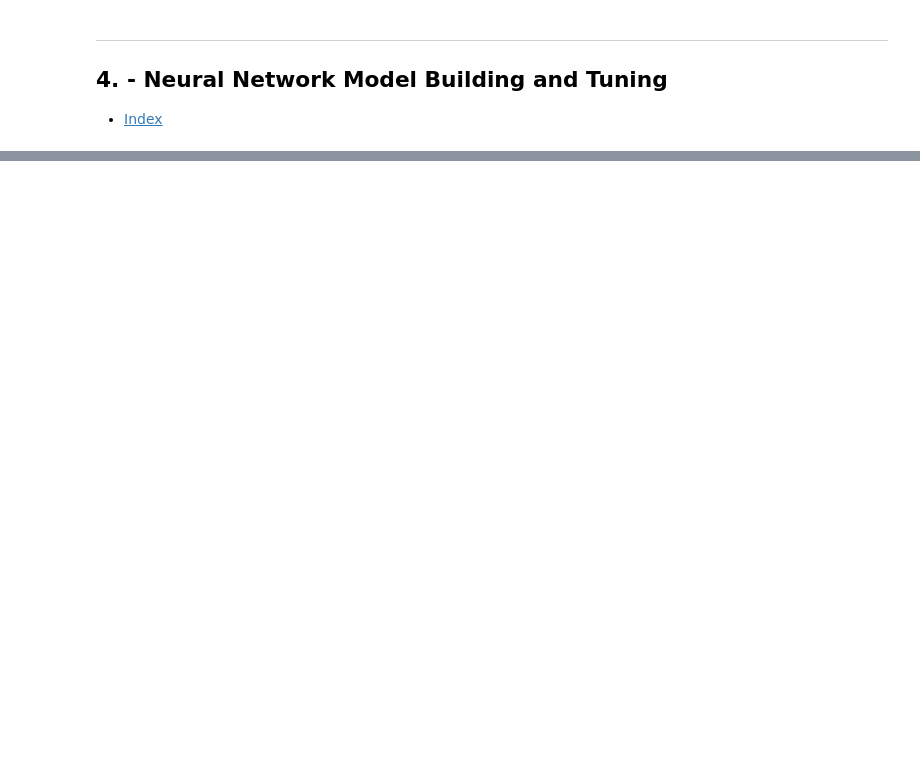
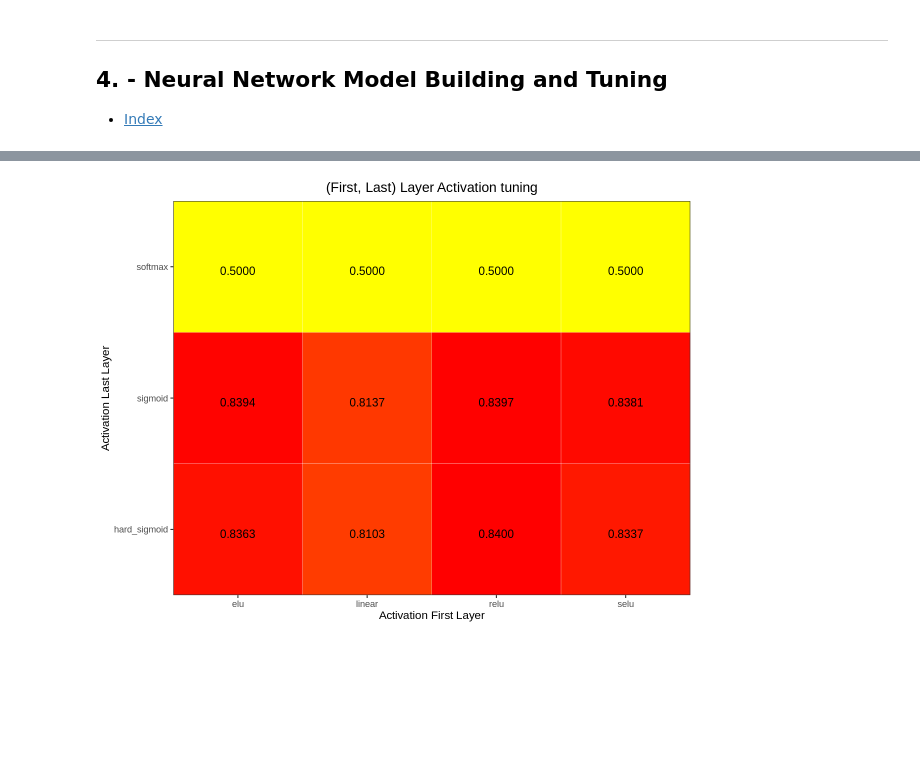
Before and after one commit to mastrovalentz/Adv_Stat_Final_Project, a Jupyter notebook: presentation/presentation.ipynb, the cells around one changed output, grey strips where cells are left out. Saved outputs shown, nothing was run; the diff lists cells and outputs as text; code cells hidden in the pictures; blank space fills up the shorter version.

```diff
--- a/presentation/presentation.ipynb
+++ b/presentation/presentation.ipynb
@@ -372,3 +387,9 @@ plot_cutted_dataset(12, 6, 200)
+# %%
+source("../code/plot_grid_accuracies.R")
+file.txt <- c("../Tuner_Results/Activation/Grid_Activation.txt")
+plot_actI_actF_grid(file.txt, 8, 6, 150)
+# %% [output]
+[figure, added]
 # %% [markdown]
 <br>
 <br>
```
Also changed, not shown: parts of 5 cells of this notebook, 1 other file.
